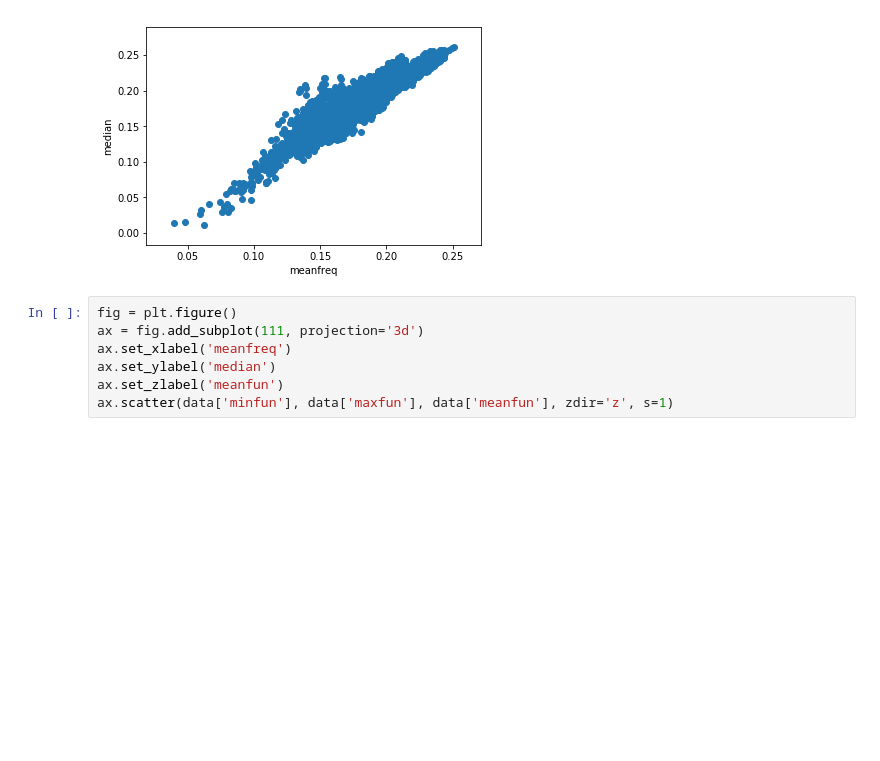
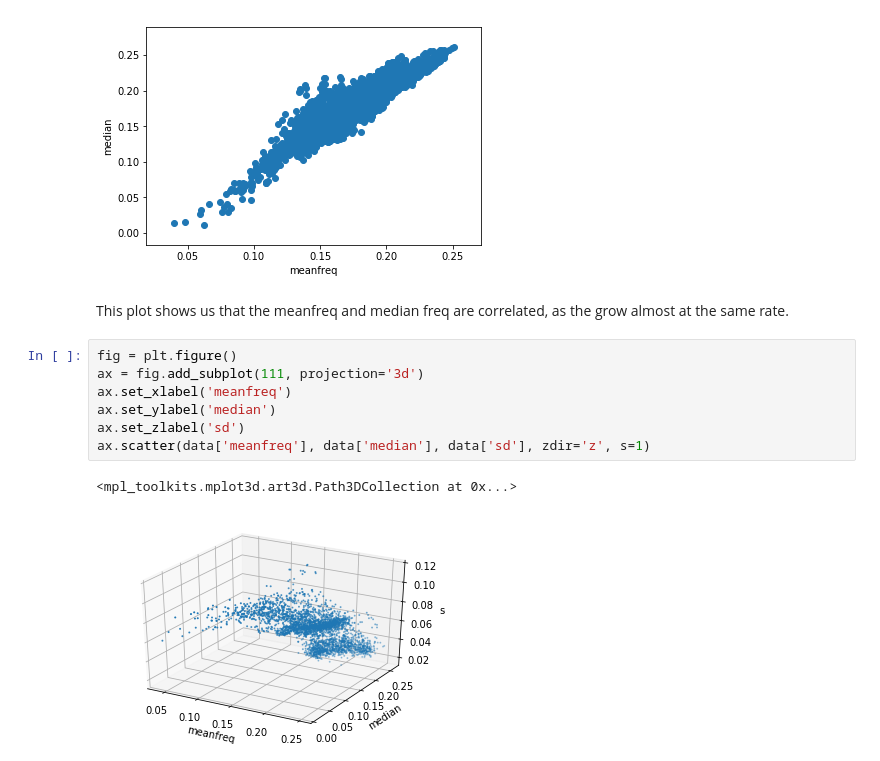
Before and after one commit to FarkIst/ML_Project3, a Jupyter notebook: project3.ipynb, the cells around one changed output. Saved outputs shown, nothing was run; the diff lists cells and outputs as text; blank space fills up the shorter version.

```diff
--- a/project3.ipynb
+++ b/project3.ipynb
@@ -73,10 +86,15 @@ plt.ylabel('median')
 plt.show()
 # %% [output]
 [figure]
+# %% [markdown]
+This plot shows us that the meanfreq and median freq are correlated, as the grow almost at the same rate.
 # %%
 fig = plt.figure()
 ax = fig.add_subplot(111, projection='3d')
 ax.set_xlabel('meanfreq')
 ax.set_ylabel('median')
-ax.set_zlabel('meanfun')
-ax.scatter(data['minfun'], data['maxfun'], data['meanfun'], zdir='z', s=1)
+ax.set_zlabel('sd')
+ax.scatter(data['meanfreq'], data['median'], data['sd'], zdir='z', s=1)
+# %% [output]
+<mpl_toolkits.mplot3d.art3d.Path3DCollection at 0x...>
+[figure, added]
```
Also changed, not shown: parts of 5 cells of this notebook.
